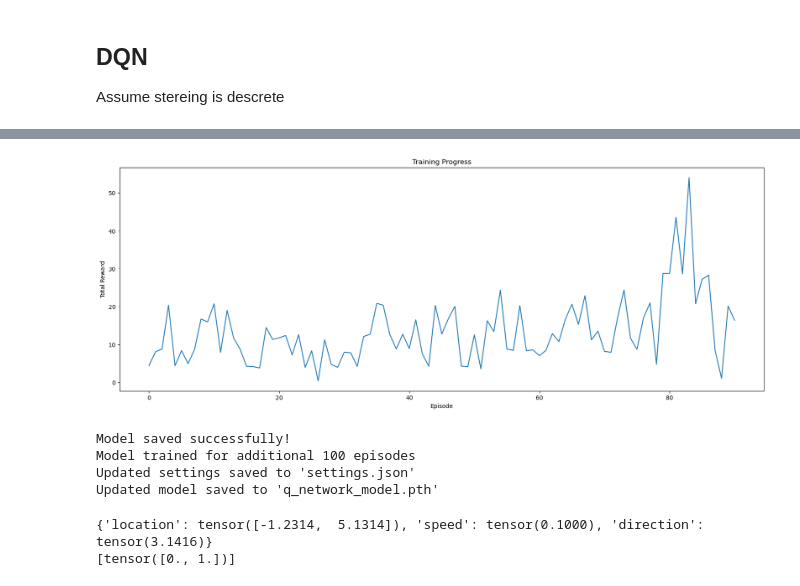
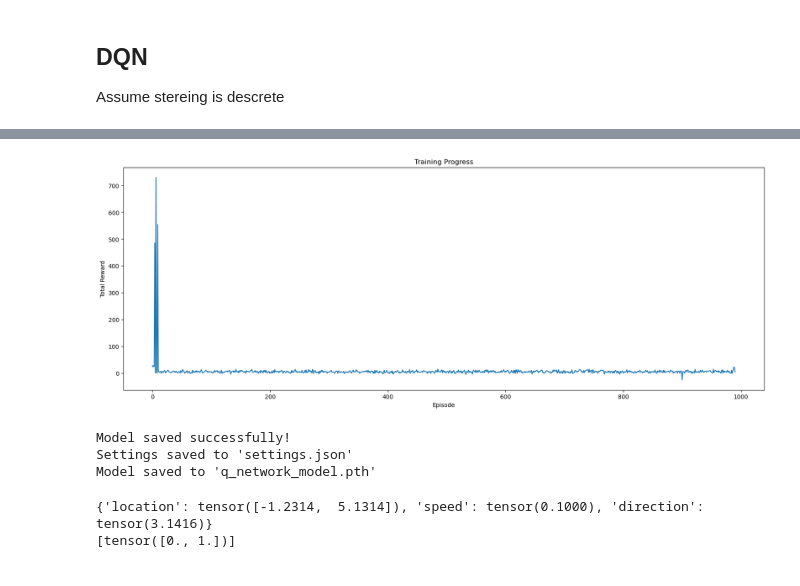
Before and after one commit to OmerShiranC/RL-Project, a Jupyter notebook: DDPG Car.ipynb, the cells around one changed output, grey strips where cells are left out. Drawn from its saved outputs; the diff is of its cells as text; code cells hidden in the pictures.

```diff
--- a/DDPG Car.ipynb
+++ b/DDPG Car.ipynb
@@ -479,8 +476,7 @@ def load_existing_model_and_train():
 
     # Recreate the environment and network using loaded settings
     road_env2 = RoadEnvironmentV2(road_function, loaded_settings["road_width"], loaded_settings["road_length"], loaded_settings["closed"])
-    Action_value = 0.15 * np.linspace(-1, 1, loaded_settings["action_dim"])
-    car_env = CarEnvironment(road_env2, loaded_settings["n_sensors"], loaded_settings["resolution"], loaded_settings["max_sensor_range"], Action_value)
+    car_env = CarEnvironment(road_env2, loaded_settings["n_sensors"], loaded_settings["resolution"], loaded_settings["max_sensor_range"], loaded_settings["Action_value"])
     state_dim = int(loaded_settings["n_sensors"] * loaded_settings["max_sensor_range"] / loaded_settings["resolution"])
 
     # Create a new instance of the network
@@ -529,52 +525,56 @@ def train_new_model():
         "resolution": 0.2,
         "max_sensor_range": 3,
         "action_dim": 5,
-        "num_episodes": 100
+        "num_episodes": 1000,
+        "Action_value_scaling": 0.2
     }
+    # Now calculate Action_value using the action_dim from settings
+    Action_value = settings["Action_value_scaling"] * np.linspace(-1, 1, settings["action_dim"])
+    # Add Action_value to settings
+    settings["Action_value"] = Action_value.tolist()
 
     # Use settings from the dictionary
     road_env2 = RoadEnvironmentV2(road_function, settings["road_width"], settings["road_length"], settings["closed"])
 
-    Action_value = 0.15 * np.linspace(-1, 1, settings["action_dim"])
 
-    car_env = CarEnvironment(road_env2, settings["n_sensors"], settings["resolution"], settings["max_sensor_range"], Action_value)
+
+    car_env = CarEnvironment(road_env2, settings["n_sensors"], settings["resolution"], settings["max_sensor_range"], settings["Action_value"])
 
     state_dim = int(settings["n_sensors"] * settings["max_sensor_range"] / settings["resolution"])
 
     # Create an instance of your QNetwork
     q_network = PolicyNetwork(car_env, state_dim, settings["action_dim"], train_mode=True)
 
     # Train the network
     q_network.train(num_episodes=settings["num_episodes"])
 
     # Save settings to JSON file
     with open('settings.json', 'w') as f:
         json.dump(settings, f, indent=4)
 
     # Save the model
     torch.save(q_network.state_dict(), 'q_network_model.pth')
 
     print("Settings saved to 'settings.json'")
     print("Model saved to 'q_network_model.pth'")
 
     return settings, road_env2, car_env, q_network
 
 # Ask user whether to load existing data or train new model
 user_choice = input("Do you want to load existing data and continue training (L) or train a new model (T)? ").strip().lower()
 
 if user_choice == 'l':
     settings, road_env, car_env, q_network = load_existing_model_and_train()
 elif user_choice == 't':
     settings, road_env, car_env, q_network = train_new_model()
 else:
     print("Invalid choice. Exiting.")
     exit()
 # %% [output]
-[figure, old version]
+[figure, new version]
 Model saved successfully!
-Model trained for additional 100 episodes
-Updated settings saved to 'settings.json'
-Updated model saved to 'q_network_model.pth'
+Settings saved to 'settings.json'
+Model saved to 'q_network_model.pth'
 # %%
 print(car_env.car_state)
 print(car_env.trajectory)
```
Also changed, not shown: parts of 5 cells of this notebook, 3 other files.
